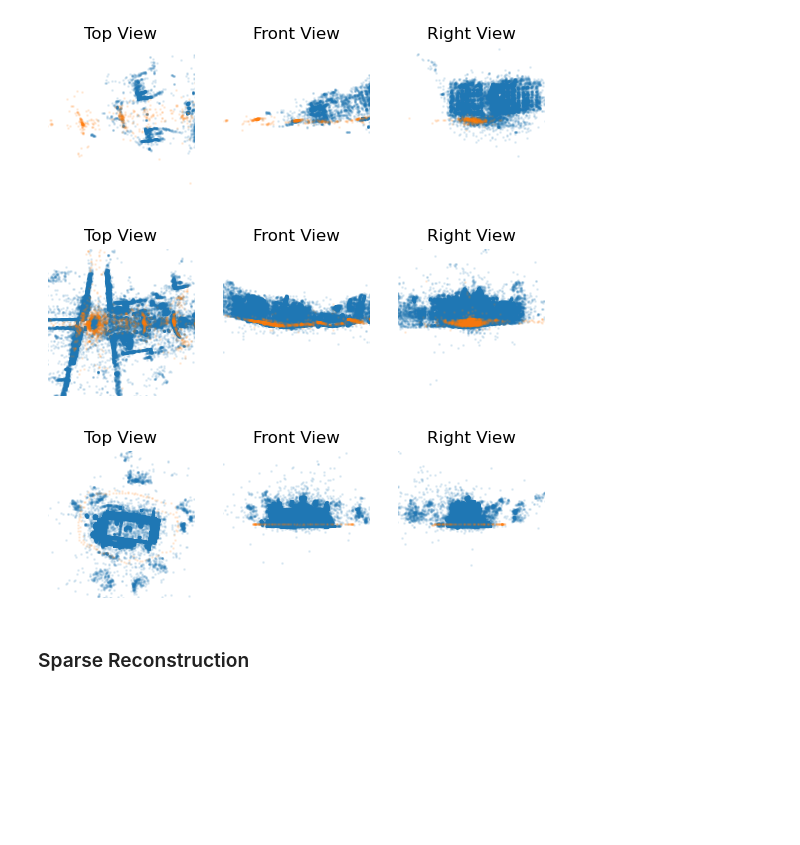
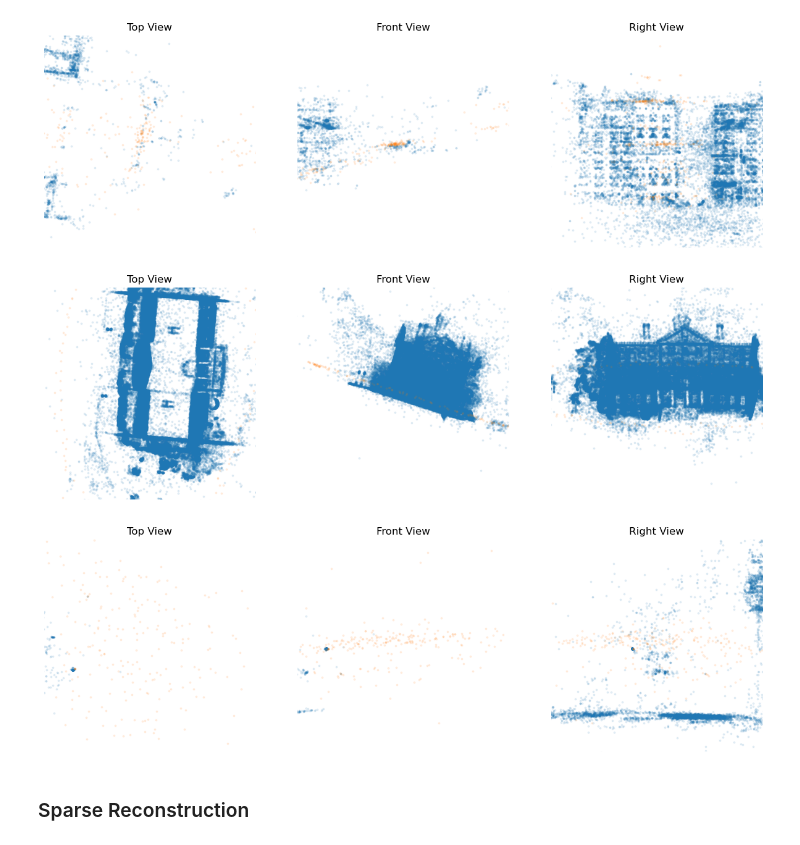
Before and after one commit to fyangch/RefinedMegaDepth, a Jupyter notebook: notebooks/visualizations.ipynb, the cells around one changed output. Saved outputs shown, nothing was run; the diff lists cells and outputs as text; code cells hidden in the pictures; blank space fills up the shorter version.

```diff
--- a/notebooks/visualizations.ipynb
+++ b/notebooks/visualizations.ipynb
@@ -16,27 +16,36 @@ from megadepth.visualization import create_all_figures
 # %%
 data_path = r"../data"
 scenes = [os.path.join(data_path, f, "sparse") for f in os.listdir(data_path)]
 scenes = [f for f in scenes if os.path.isdir(f)]
 
 for scene in scenes:
     models = os.listdir(scene)
     models = [f for f in models if not f.startswith(".")]
-    for model in models:
+    for model in models[:1]:
 
-        file_path = os.path.join(scene, model)
+        sparse_model_path = os.path.join(scene, model)
         output_path = os.path.join(
             scene,
             "..",
             "visualizations",
             model,
         )
         # os.makedirs(output_path, exist_ok=True)
         # create_all_figures(file_path, output_path)
-        create_all_figures(file_path, output_path=None)
+        reconstruction = pycolmap.Reconstruction(sparse_model_path)
+        camera_poses = get_camera_poses(reconstruction)
+        points = np.array([p.xyz for p in reconstruction.points3D.values()])
+        align = pca(camera_poses)
+        # alternative to pca
+        # print(out_file)
+        out_file = f"all_views_{model}.jpg"
+        create_view_projection_figure(
+            [align(points), align(camera_poses)], limit=3,s=3
+        )
 # %% [output]
-[figure, old version]
+[figure, new version]
-[figure, old version]
+[figure, new version]
-[figure, old version]
+[figure, new version]
 # %%
 # load images, cameras and depth maps
 dense_model_dir = os.path.join("..", "data", "0058")
```
Also changed, not shown: parts of 5 cells of this notebook, 3 other files.
